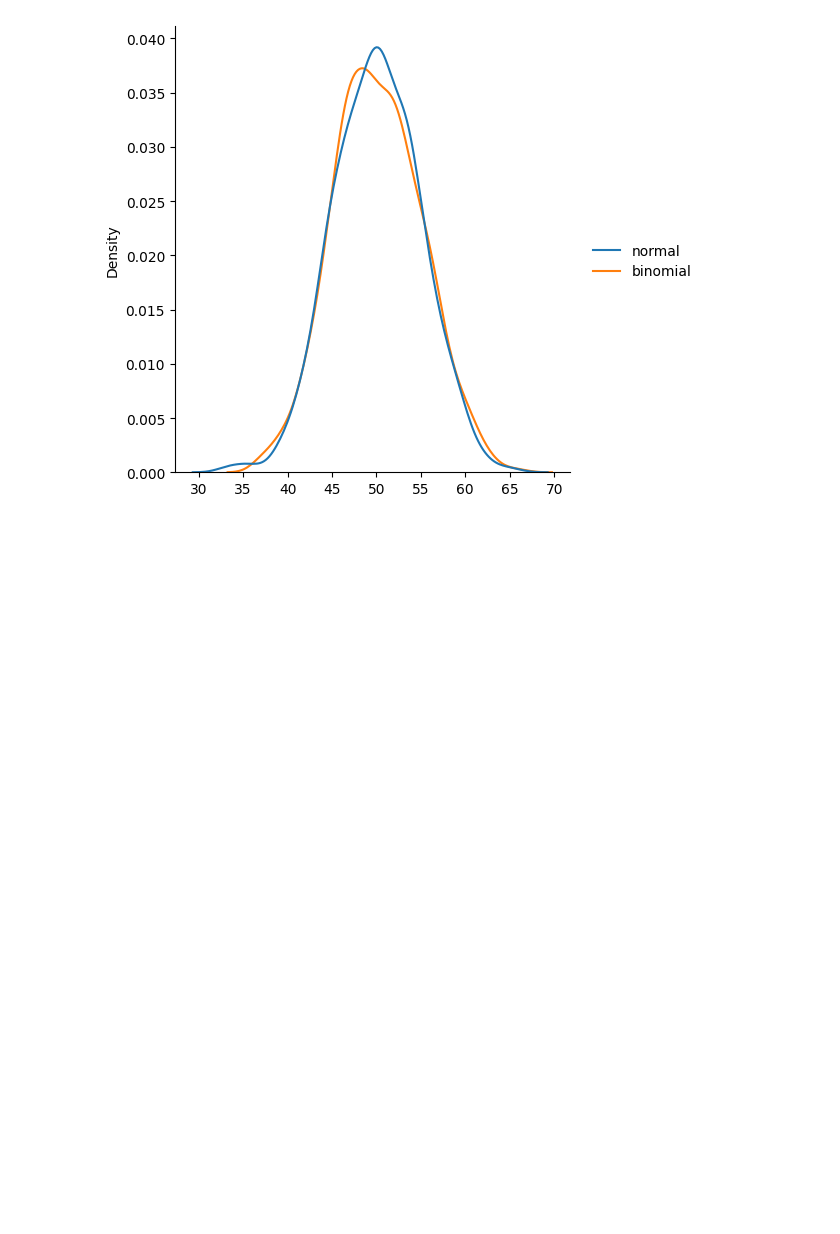
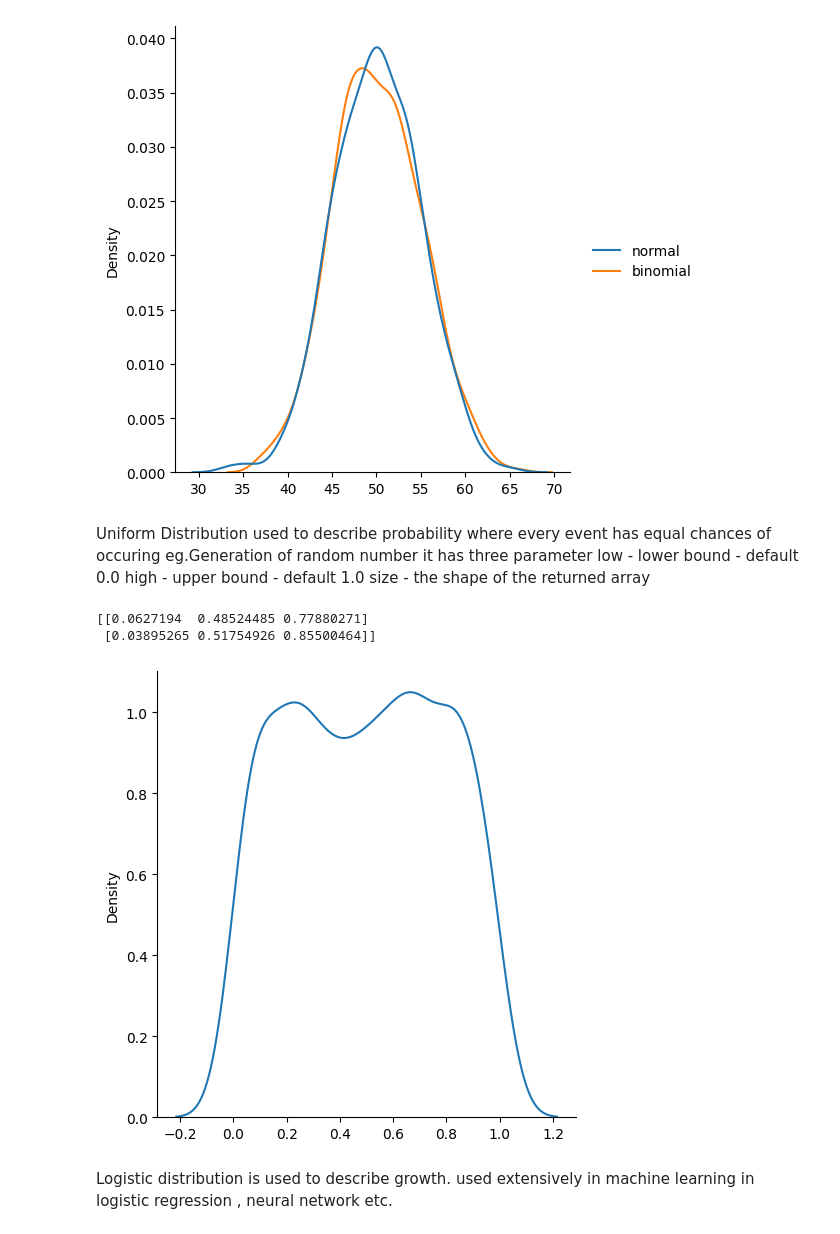
Before and after one commit to Akanksha-Ceris/NumPy-, a Jupyter notebook: Numpy.ipynb, the cells around one changed output. Saved outputs shown, nothing was run; the diff lists cells and outputs as text; code cells hidden in the pictures; blank space fills up the shorter version.

```diff
--- a/Numpy.ipynb
+++ b/Numpy.ipynb
@@ -1131,3 +1131,11 @@ sns.displot(data,kind = "kde")
 plt.show()
 # %% [output]
 [figure]
+# %% [markdown]
+Uniform Distribution
+used to describe probability where every event has equal chances of occuring
+eg.Generation of random number
+it has three parameter
+low - lower bound  - default 0.0
+high - upper bound - default 1.0
+size - the shape of the returned array
@@ -1133,0 +1146,13 @@ plt.show()
+# %%
+print(x)
+# %% [output]
+[[0.0627194  0.48524485 0.77880271]
+ [0.03895265 0.51754926 0.85500464]]
+# %%
+from numpy import random
+import matplotlib.pyplot as plt
+import seaborn as sns
+sns.displot(random.uniform(size = 1000),kind = "kde")
+plt.show()
+# %% [output]
+[figure, added]
@@ -1133,0 +1161,3 @@ plt.show()
+# %% [markdown]
+Logistic distribution is used to describe growth.
+used extensively in machine learning in logistic regression , neural network etc.
```
Also changed, not shown: parts of 19 cells of this notebook.
